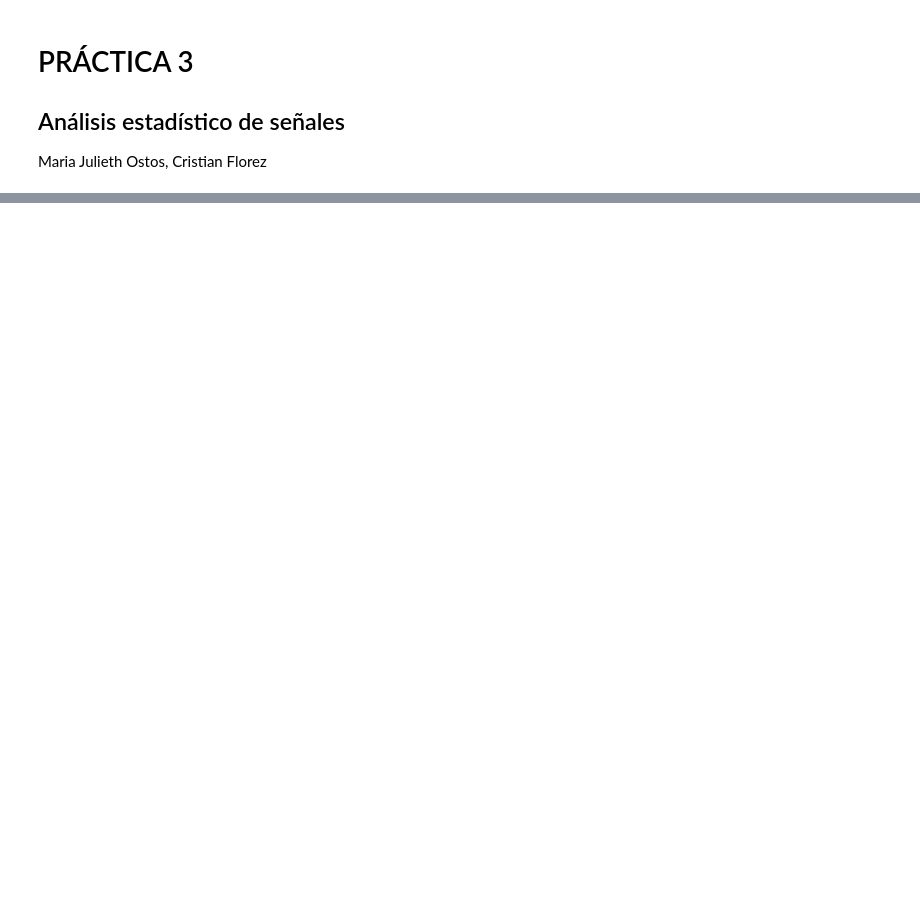
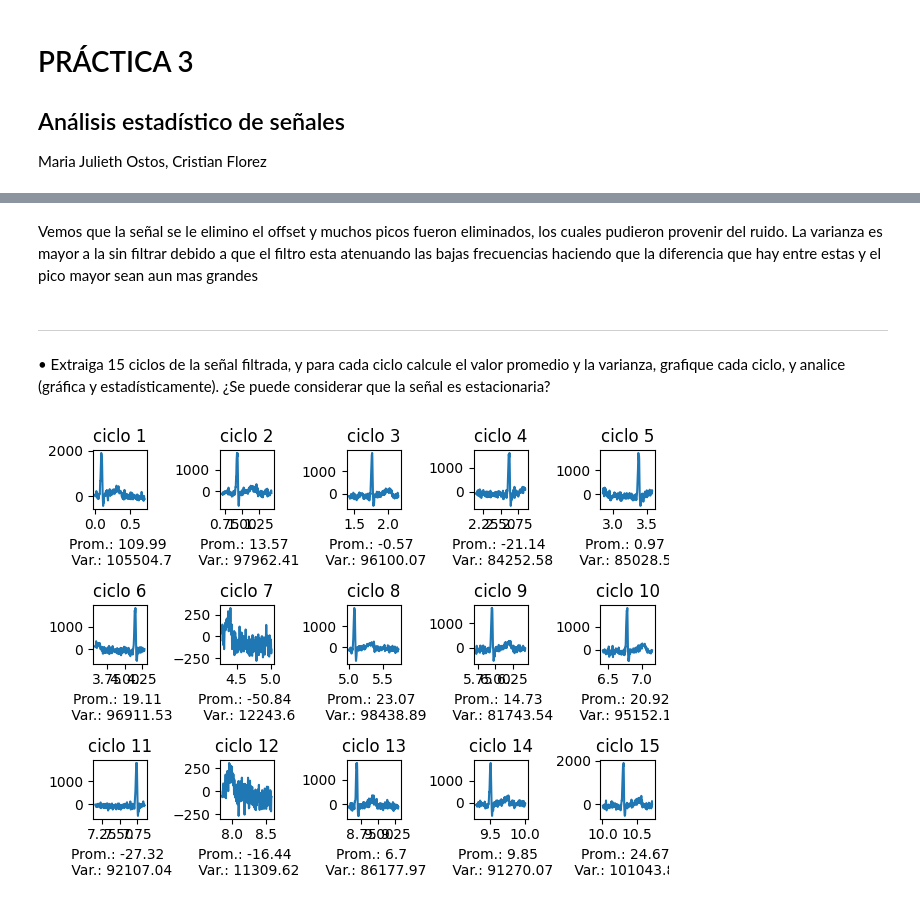
Before and after one commit to MariaOs02/LabBiosenales, a Jupyter notebook: Practica3.ipynb, the cells around one changed output, grey strips where cells are left out. Cells and saved outputs as stored; diff of their text form; code cells hidden in the pictures; blank space fills up the shorter version.

```diff
--- a/Practica3.ipynb
+++ b/Practica3.ipynb
@@ -181,11 +12,0 @@ pvalue=0.10066532720000947
-# %%
-
-for i in ciclos_num:
-    # dfuller=adfuller(ciclos[i])
-    dfuller=adfuller((np.squeeze(ciclos[i])))
-    if dfuller[1] > alpha: #dfuller[1] es el valor p
-        print(f'Datos del ciclo {i+1} son estacionarios') #esto puede ser así o al revés
-    else:
-        print(f'Datos del ciclo {i+1} no son estacionarios')
-    print(f'pvalue={dfuller[1]}')
-    print(f'ADF={dfuller[0]}','\n')
@@ -207,0 +114,23 @@ ADF=-1.8382789248390698
+# %% [markdown]
+Vemos que la señal se le elimino el offset y muchos picos fueron eliminados, los cuales pudieron provenir del ruido. La varianza es mayor a la sin filtrar debido a que el filtro esta atenuando las bajas frecuencias haciendo que la diferencia que hay entre estas y el pico mayor sean aun mas grandes
+# %% [markdown]
+---
+•	Extraiga 15 ciclos de la señal filtrada, y para cada ciclo calcule el valor promedio y la varianza, grafique cada ciclo, y analice (gráfica y estadísticamente). ¿Se puede considerar que la señal es estacionaria?
+# %%
+num_muestras=732 #mediciones por ciclo
+N_ciclos=15
+ciclos=[]
+
+for i in range(N_ciclos):
+    i_t=t[num_muestras*i:num_muestras*(i+1)]
+    i_ciclo=Filtered[num_muestras*i:num_muestras*(i+1)]
+    i_mean=np.round(np.mean(i_ciclo),2)
+    i_var=np.round(np.var(i_ciclo),2)
+    ciclos.append(i_ciclo)
+    plt.subplot(3,5,i+1)
+    plt.plot(i_t,i_ciclo)
+    plt.title(f'ciclo {i+1}')
+    plt.xlabel(f'Prom.: {i_mean} \n Var.: {i_var}')
+    plt.tight_layout()
+# %% [output]
+[figure, added]
```
Also changed, not shown: parts of 47 cells of this notebook, 2 other files.
